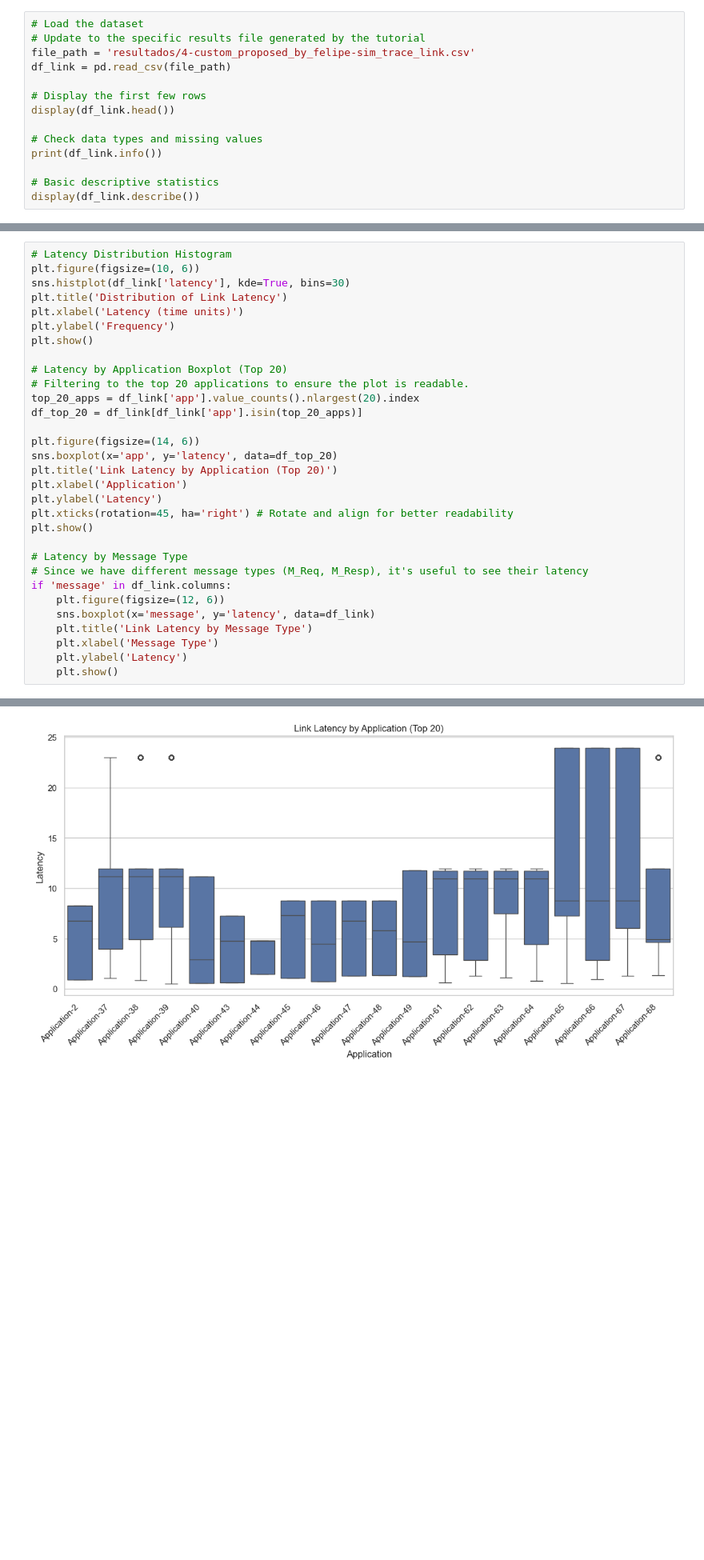
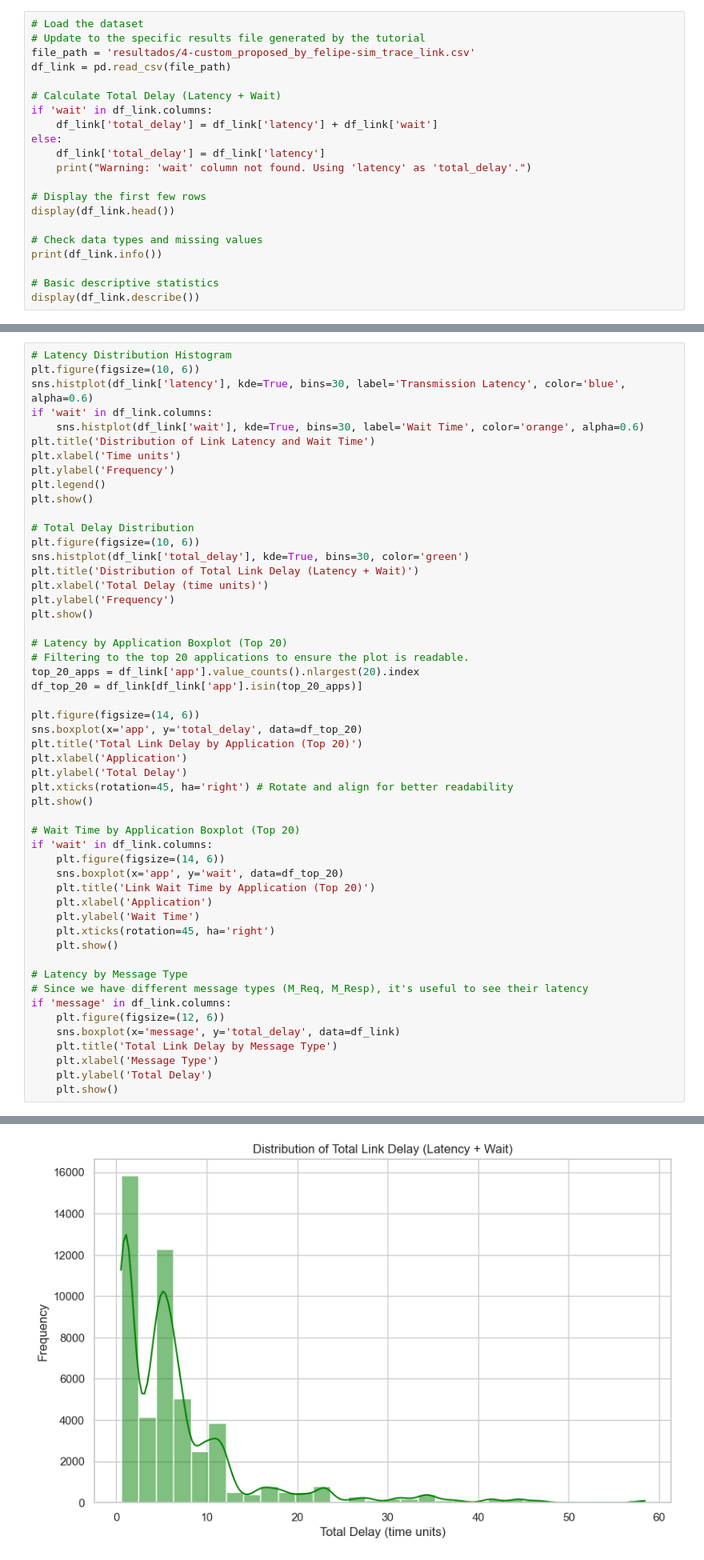
Before and after one commit to felipedumer/YAFS_custom, a Jupyter notebook: algoritmo_felipe/analysis_sim_trace_link.ipynb, the cells around one changed output, grey strips where cells are left out. Shown at 80% size. Cells and saved outputs as stored; diff of their text form; blank space fills up the shorter version.

Commit message:
improve metrics to also show wait time

```diff
--- a/algoritmo_felipe/analysis_sim_trace_link.ipynb
+++ b/algoritmo_felipe/analysis_sim_trace_link.ipynb
@@ -25,6 +25,13 @@ We will load the `sim_trace_link.csv` file and examine its structure, data types
 # Update to the specific results file generated by the tutorial
 file_path = 'resultados/4-custom_proposed_by_felipe-sim_trace_link.csv'
 df_link = pd.read_csv(file_path)
+
+# Calculate Total Delay (Latency + Wait)
+if 'wait' in df_link.columns:
+    df_link['total_delay'] = df_link['latency'] + df_link['wait']
+else:
+    df_link['total_delay'] = df_link['latency']
+    print("Warning: 'wait' column not found. Using 'latency' as 'total_delay'.")
 
 # Display the first few rows
 display(df_link.head())
@@ -156,9 +160,20 @@ Latency is a critical metric in network simulations. We will analyze the distrib
 # %%
 # Latency Distribution Histogram
 plt.figure(figsize=(10, 6))
-sns.histplot(df_link['latency'], kde=True, bins=30)
-plt.title('Distribution of Link Latency')
-plt.xlabel('Latency (time units)')
+sns.histplot(df_link['latency'], kde=True, bins=30, label='Transmission Latency', color='blue', alpha=0.6)
+if 'wait' in df_link.columns:
+    sns.histplot(df_link['wait'], kde=True, bins=30, label='Wait Time', color='orange', alpha=0.6)
+plt.title('Distribution of Link Latency and Wait Time')
+plt.xlabel('Time units')
+plt.ylabel('Frequency')
+plt.legend()
+plt.show()
+
+# Total Delay Distribution
+plt.figure(figsize=(10, 6))
+sns.histplot(df_link['total_delay'], kde=True, bins=30, color='green')
+plt.title('Distribution of Total Link Delay (Latency + Wait)')
+plt.xlabel('Total Delay (time units)')
 plt.ylabel('Frequency')
 plt.show()
 
@@ -168,20 +183,30 @@ top_20_apps = df_link['app'].value_counts().nlargest(20).index
 df_top_20 = df_link[df_link['app'].isin(top_20_apps)]
 
 plt.figure(figsize=(14, 6))
-sns.boxplot(x='app', y='latency', data=df_top_20)
-plt.title('Link Latency by Application (Top 20)')
+sns.boxplot(x='app', y='total_delay', data=df_top_20)
+plt.title('Total Link Delay by Application (Top 20)')
 plt.xlabel('Application')
-plt.ylabel('Latency')
+plt.ylabel('Total Delay')
 plt.xticks(rotation=45, ha='right') # Rotate and align for better readability
 plt.show()
+
+# Wait Time by Application Boxplot (Top 20)
+if 'wait' in df_link.columns:
+    plt.figure(figsize=(14, 6))
+    sns.boxplot(x='app', y='wait', data=df_top_20)
+    plt.title('Link Wait Time by Application (Top 20)')
+    plt.xlabel('Application')
+    plt.ylabel('Wait Time')
+    plt.xticks(rotation=45, ha='right')
+    plt.show()
 
 # Latency by Message Type
 # Since we have different message types (M_Req, M_Resp), it's useful to see their latency
 if 'message' in df_link.columns:
     plt.figure(figsize=(12, 6))
-    sns.boxplot(x='message', y='latency', data=df_link)
-    plt.title('Link Latency by Message Type')
+    sns.boxplot(x='message', y='total_delay', data=df_link)
+    plt.title('Total Link Delay by Message Type')
     plt.xlabel('Message Type')
-    plt.ylabel('Latency')
+    plt.ylabel('Total Delay')
     plt.show()
 # %% [output]
@@ -189 +214 @@ if 'message' in df_link.columns:
-[figure, old version]
+[figure, new version]
```
Also changed, not shown: parts of 8 cells of this notebook, 6 other files.
